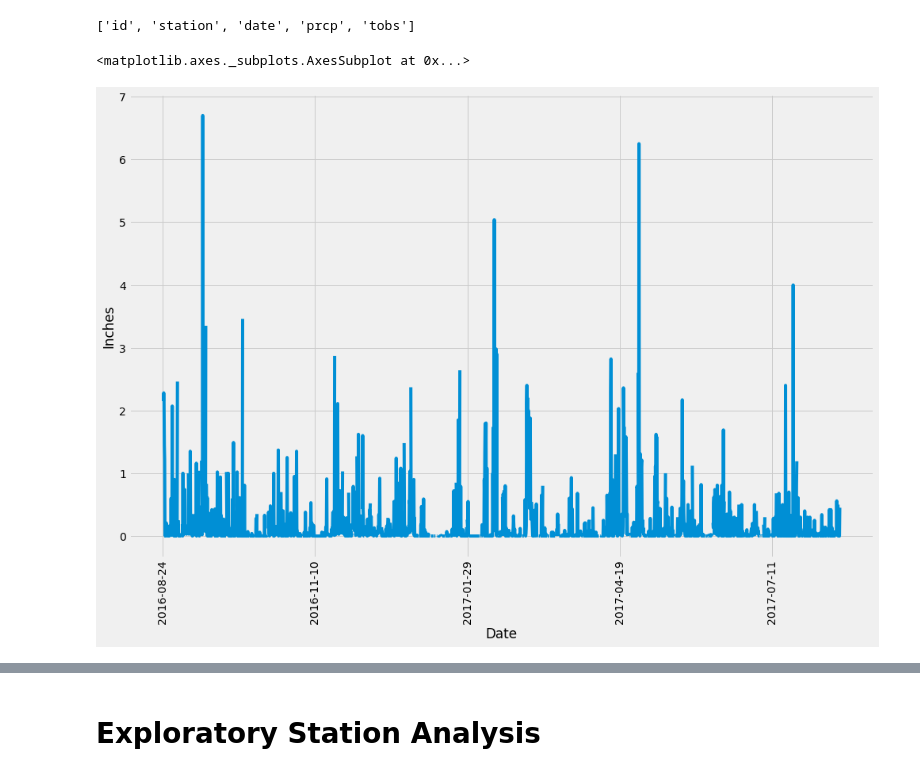
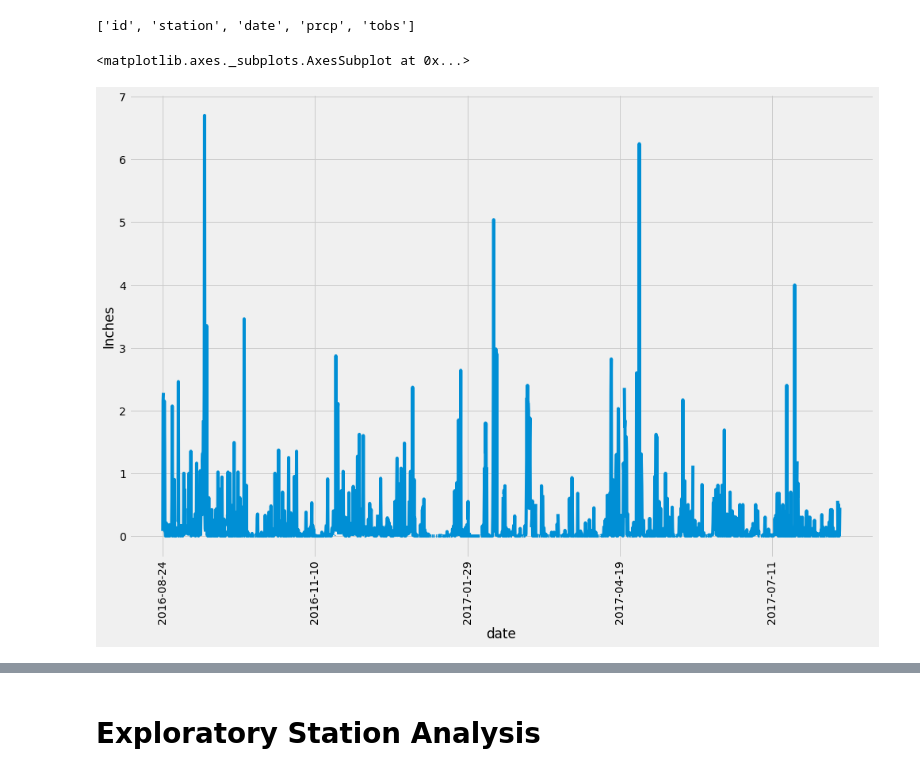
Before and after one commit to rhisehl/Climate-Analysis, a Jupyter notebook: SurfsUp/climate_code.ipynb, the cells around one changed output, grey strips where cells are left out. Saved outputs shown, nothing was run; the diff lists cells and outputs as text; code cells hidden in the pictures.

```diff
--- a/SurfsUp/climate_code.ipynb
+++ b/SurfsUp/climate_code.ipynb
@@ -58,21 +58,19 @@ recent_date = dt.datetime.strptime(recent_date,"%Y-%m-%d")
 # %%
 # Calculate the date one year from the last date in data set.
 year_ago = recent_date - dt.timedelta(days=365)
 
 # Perform a query to retrieve the data and precipitation scores
-last_year_data = session.query(measurement.date,measurement.prcp).filter(measurement.date > year_ago).all()
+last_year_data = session.query(measurement.date,measurement.prcp).filter(measurement.date > year_ago).order_by(measurement.date).all()
 
 # Save the query results as a Pandas DataFrame and set the index to the date column
-precip_scores = pd.DataFrame(last_year_data,columns=["Date","Precip Score"])
+precip_scores_start = pd.DataFrame(last_year_data)
+precip_scores = precip_scores_start.set_index("date")
 
-# Sort the dataframe by date
-precip_scores = precip_scores.sort_values("Date")
-precip_scores
 # Use Pandas Plotting with Matplotlib to plot the data
-precip_scores.plot(x='Date',y='Precip Score',kind='line',figsize=(15,10),ylabel='Inches',legend=False,rot=90)
+precip_scores.plot(kind='line',figsize=(15,10),ylabel='Inches',legend=False,rot=90)
 # %% [output]
 <matplotlib.axes._subplots.AxesSubplot at 0x...>
-[figure, old version]
+[figure, new version]
 # %%
 # Use Pandas to calculate the summary statistics for the precipitation data
 precip_scores.describe()
```
Also changed, not shown: parts of 8 cells of this notebook, 1 other file.
